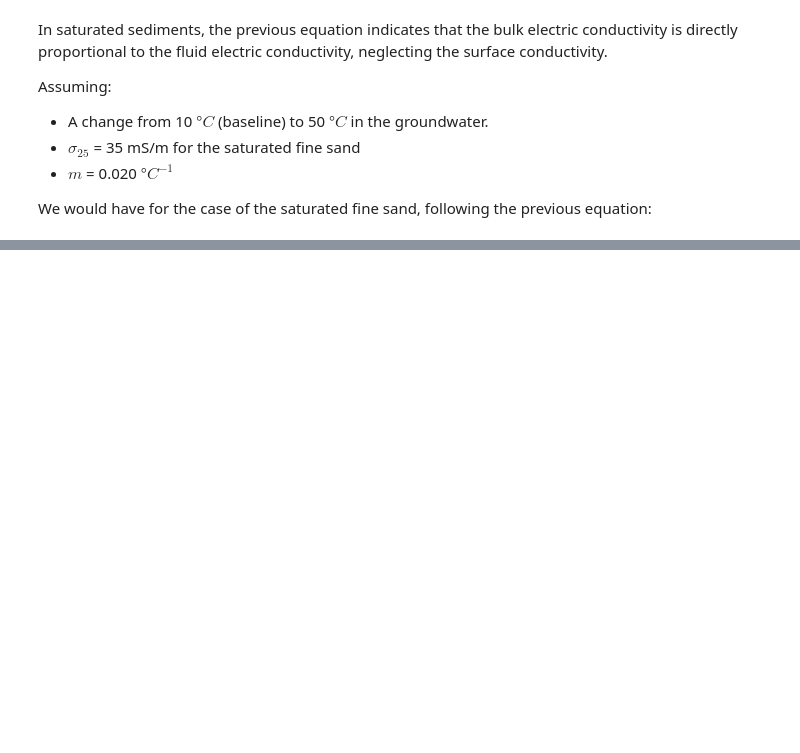
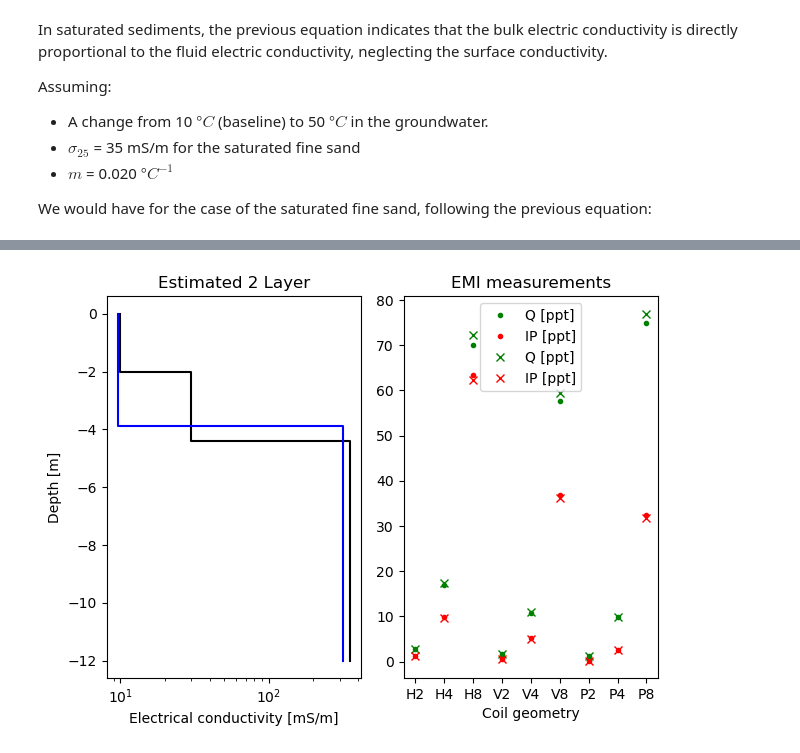
Before and after one commit to mariacarrizo/EMI_Gw_Temp_1D, a Jupyter notebook: Notebook.ipynb, the cells around one changed output, grey strips where cells are left out. Saved outputs shown, nothing was run; the diff lists cells and outputs as text; code cells hidden in the pictures; blank space fills up the shorter version.

```diff
--- a/Notebook.ipynb
+++ b/Notebook.ipynb
@@ -72,0 +215,28 @@ Text(10, 60, 'The fractional change per degree Celcius is 1.7%')
+# %%
+# Load lookup table and sampling ranges used
+LU_2Lay = np.load('Lookup_Tables/2Lay/LUTable_2Lay.npy')
+conds = np.load('Lookup_Tables/2Lay/conds.npy')
+thicks = np.load('Lookup_Tables/2Lay/thicks.npy')
+# number of samples
+nsl = len(conds)
+
+model_est_2Lay = GlobalSearch_2Lay(LU_2Lay, data_base, conds, thicks, nsl)
+# %%
+data_est_2Lay = EMf_2Lay_HVP(lambd = lambd,
+                             sigma1 = model_est_2Lay[0],
+                             sigma2 = model_est_2Lay[1],
+                             h1 = model_est_2Lay[2],
+                             height = height,
+                             offsets = offsets,
+                             freq = freq,
+                             filt = filt)
+# %%
+model_est_2Lay_plot = np.hstack((model_est_2Lay[:2]*1000, model_est_2Lay[1]*1000))
+depths_est_2Lat_plot = np.array(([0, -model_est_2Lay[-1], -12]))
+
+fig, ax = plt.subplots(1,2)
+PlotModelData(model_base, depths, data_base, ax=ax)
+PlotModelData(model_est_2Lay_plot, depths_est_2Lat_plot, data_est_2Lay, ax=ax, model_name='Estimated 2 Layer',
+             model_style='b', data_style='x')
+# %% [output]
+[figure, added]
```
Also changed, not shown: parts of 10 cells of this notebook.
